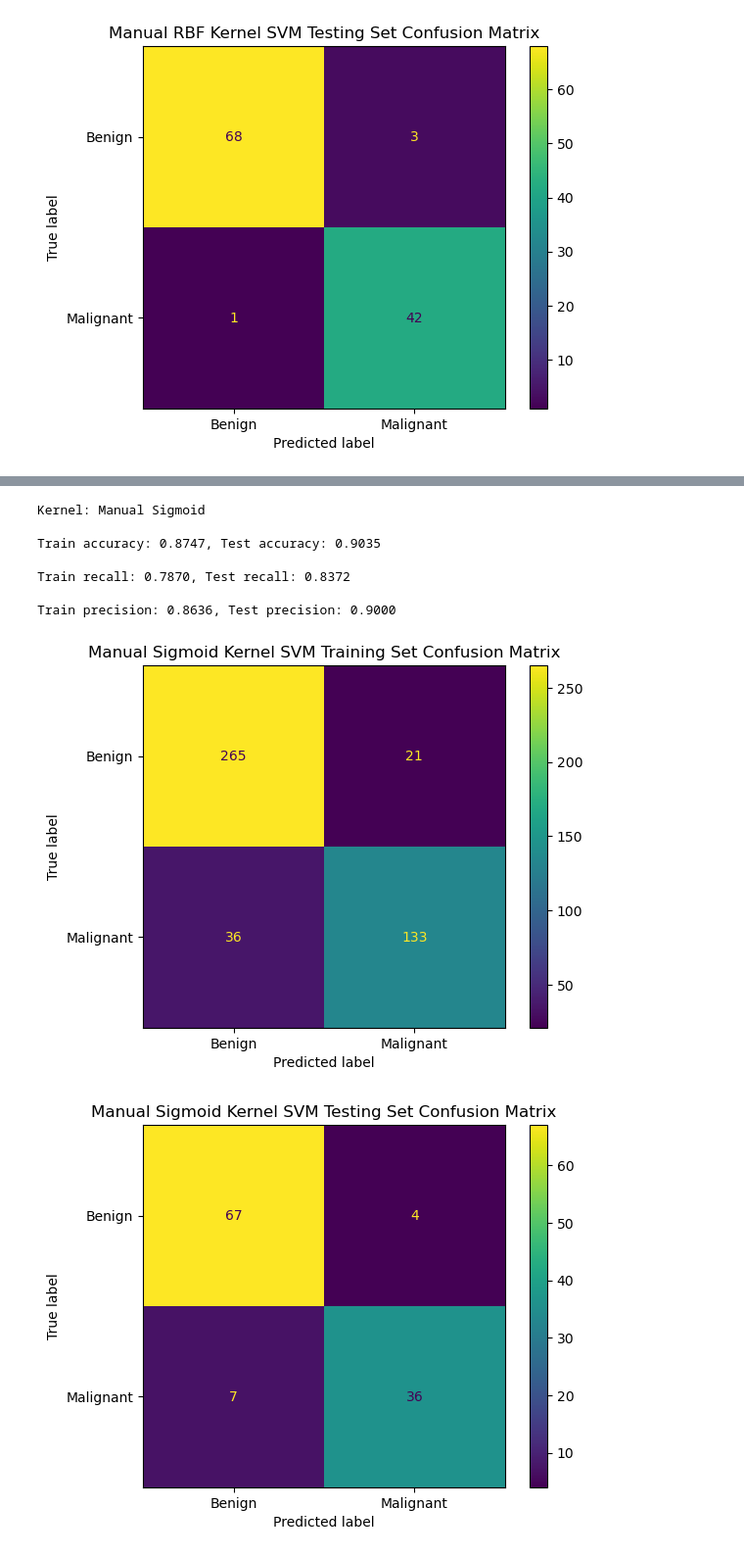
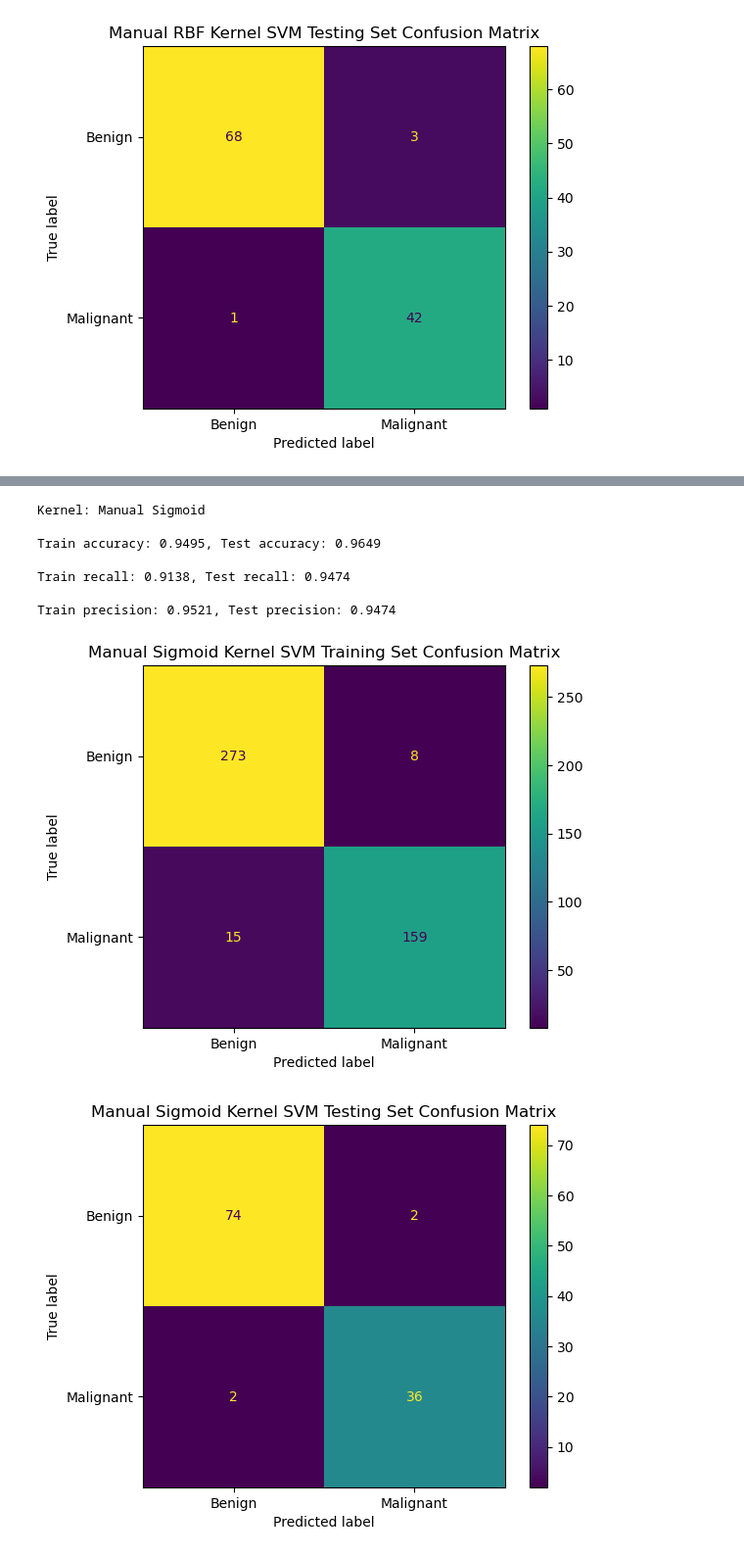
Before and after one commit to whuang3607/CS-6140-Project, a Jupyter notebook: William_Huang_Final_Project.ipynb, the cells around one changed output, grey strips where cells are left out. Shown: that part at 98% size. Cells and saved outputs as stored; diff of their text form; code cells hidden in the pictures.

Commit message:
fiddled with manual polynomial + sigmoid hyperparameters

```diff
--- a/William_Huang_Final_Project.ipynb
+++ b/William_Huang_Final_Project.ipynb
@@ -793,15 +793,15 @@ Train precision: 0.9801, Test precision: 0.8974
 # %%
-my_sigmoid_svm = svm_with_smo_solver(kernel='sigmoid')
+my_sigmoid_svm = svm_with_smo_solver(kernel='sigmoid', alpha=0.05)
 sigmoid_y_train_prediction, sigmoid_y_test_prediction = svm_performance_on_cancer(my_sigmoid_svm, 'Manual Sigmoid')
 svm_confusion_matrix_on_cancer(sigmoid_y_train_prediction, sigmoid_y_test_prediction, "Sigmoid", "Manual")
 plt.show()
 # %% [output]
 Kernel: Manual Sigmoid
 
-Train accuracy: 0.8747, Test accuracy: 0.9035
+Train accuracy: 0.9495, Test accuracy: 0.9649
 
-Train recall: 0.7870, Test recall: 0.8372
+Train recall: 0.9138, Test recall: 0.9474
 
-Train precision: 0.8636, Test precision: 0.9000
+Train precision: 0.9521, Test precision: 0.9474
-[figure, old version]
+[figure, new version]
-[figure, old version]
+[figure, new version]
```
Also changed, not shown: parts of 2 cells of this notebook, 1 other file.
